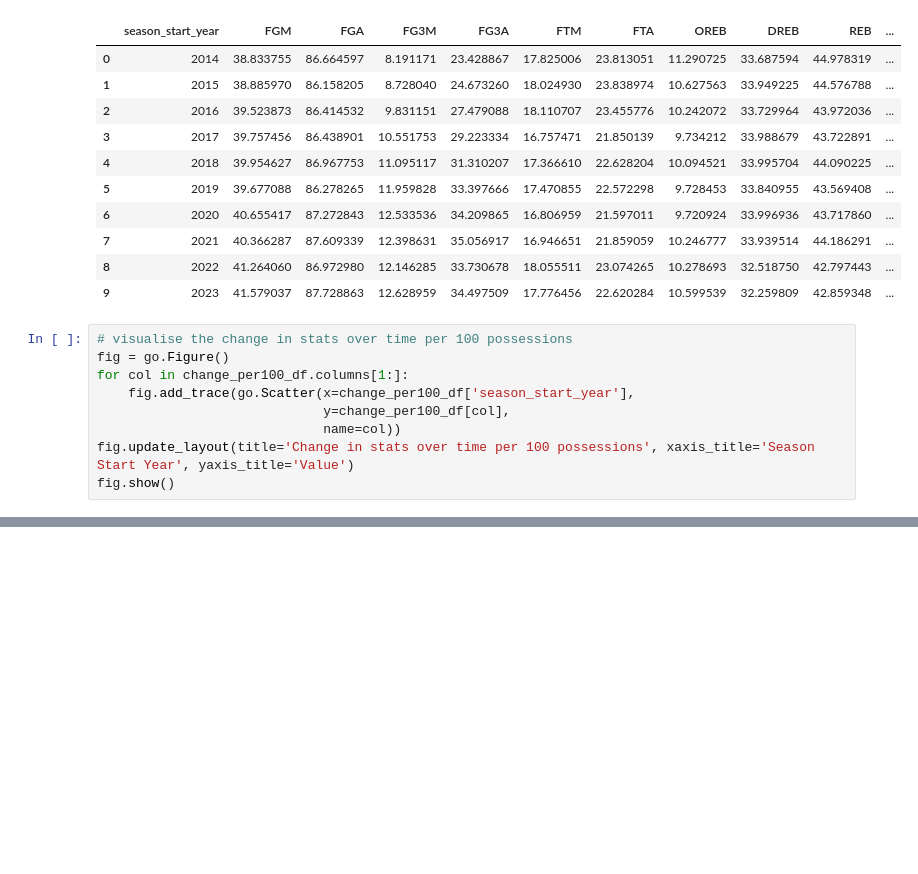
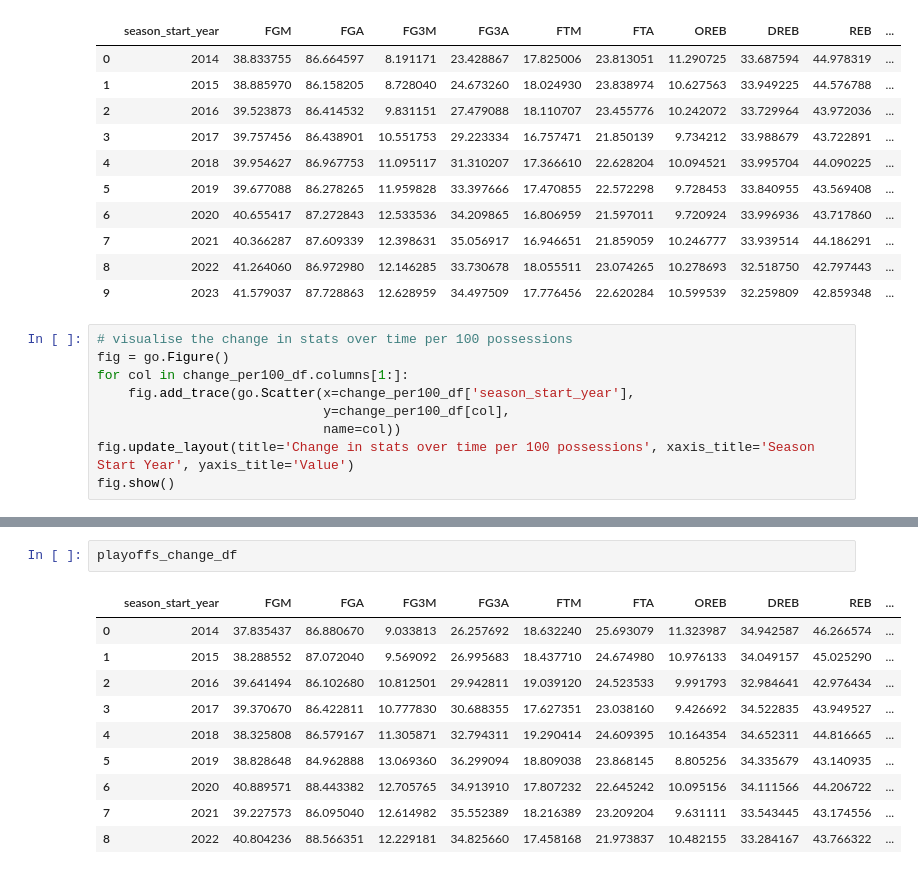
Before and after one commit to 0xtomotech/nba_api_project1, a Jupyter notebook: nba_player_data_analysis.ipynb, the cells around one changed output, grey strips where cells are left out. Cells and saved outputs as stored; diff of their text form; blank space fills up the shorter version.

```diff
--- a/nba_player_data_analysis.ipynb
+++ b/nba_player_data_analysis.ipynb
@@ -285,0 +326,13 @@ fig.show()
+# %%
+playoffs_change_df
+# %% [output]
+|  | season_start_year | FGM | FGA | FG3M | FG3A | FTM | FTA | OREB | DREB | REB | ... |
+| 0 | 2014 | 37.835437 | 86.880670 | 9.033813 | 26.257692 | 18.632240 | 25.693079 | 11.323987 | 34.942587 | 46.266574 | ... |
+| 1 | 2015 | 38.288552 | 87.072040 | 9.569092 | 26.995683 | 18.437710 | 24.674980 | 10.976133 | 34.049157 | 45.025290 | ... |
+| 2 | 2016 | 39.641494 | 86.102680 | 10.812501 | 29.942811 | 19.039120 | 24.523533 | 9.991793 | 32.984641 | 42.976434 | ... |
+| 3 | 2017 | 39.370670 | 86.422811 | 10.777830 | 30.688355 | 17.627351 | 23.038160 | 9.426692 | 34.522835 | 43.949527 | ... |
+| 4 | 2018 | 38.325808 | 86.579167 | 11.305871 | 32.794311 | 19.290414 | 24.609395 | 10.164354 | 34.652311 | 44.816665 | ... |
+| 5 | 2019 | 38.828648 | 84.962888 | 13.069360 | 36.299094 | 18.809038 | 23.868145 | 8.805256 | 34.335679 | 43.140935 | ... |
+| 6 | 2020 | 40.889571 | 88.443382 | 12.705765 | 34.913910 | 17.807232 | 22.645242 | 10.095156 | 34.111566 | 44.206722 | ... |
+| 7 | 2021 | 39.227573 | 86.095040 | 12.614982 | 35.552389 | 18.216389 | 23.209204 | 9.631111 | 33.543445 | 43.174556 | ... |
+| 8 | 2022 | 40.804236 | 88.566351 | 12.229181 | 34.825660 | 17.458168 | 21.973837 | 10.482155 | 33.284167 | 43.766322 | ... |
```
Also changed, not shown: parts of 6 cells of this notebook.
